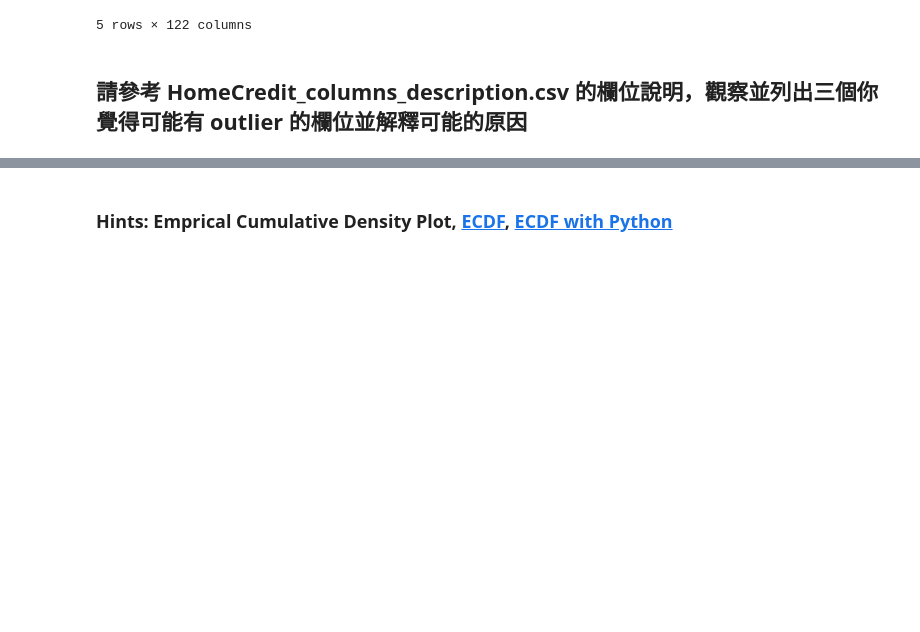
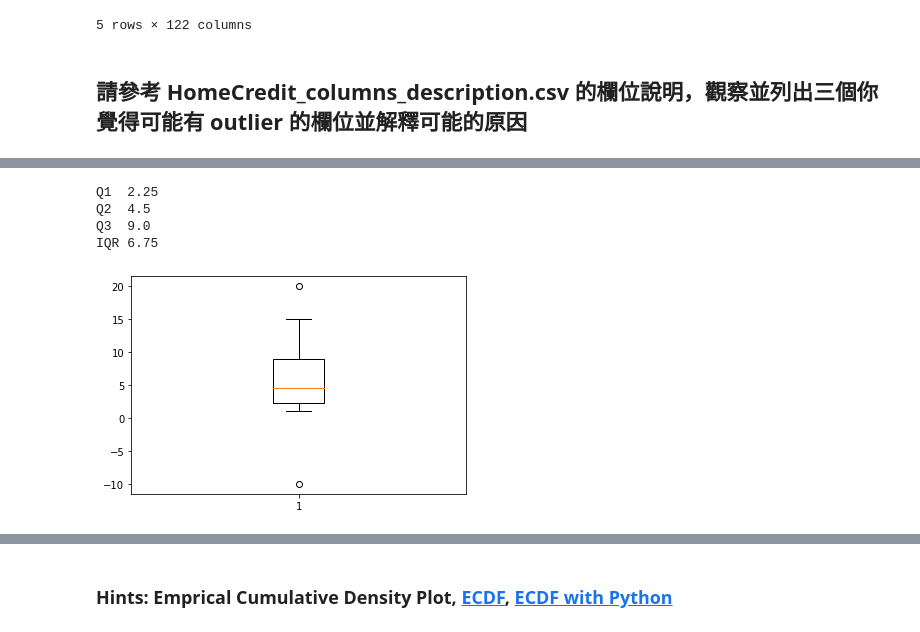
Before and after one commit to yooooyo/1st-DL-CVMarathon, a Jupyter notebook: Day9/Day_009_HW.ipynb, the cells around one changed output, grey strips where cells are left out. Cells and saved outputs as stored; diff of their text form; code cells hidden in the pictures; blank space fills up the shorter version.

```diff
--- a/Day9/Day_009_HW.ipynb
+++ b/Day9/Day_009_HW.ipynb
@@ -52,3 +72,22 @@ Path of read in data: ./data\application_train.csv
+# %%
+s = pd.Series([-10,1,2,3,4,5,6,10,15,20])
+Q1 = s.quantile(0.25)
+Q2 = s.quantile(0.5)
+Q3 = s.quantile(0.75)
+IQR = Q3-Q1
+
+print(f"Q1  {Q1}")
+print(f"Q2  {Q2}")
+print(f"Q3  {Q3}")
+print(f"IQR {IQR}")
+plt.boxplot(s)
+plt.show()
+# %% [output]
+Q1  2.25
+Q2  4.5
+Q3  9.0
+IQR 6.75
+[figure, added]
 # %%
 # 先篩選數值型的欄位
 """
```
Also changed, not shown: parts of 11 cells of this notebook.
